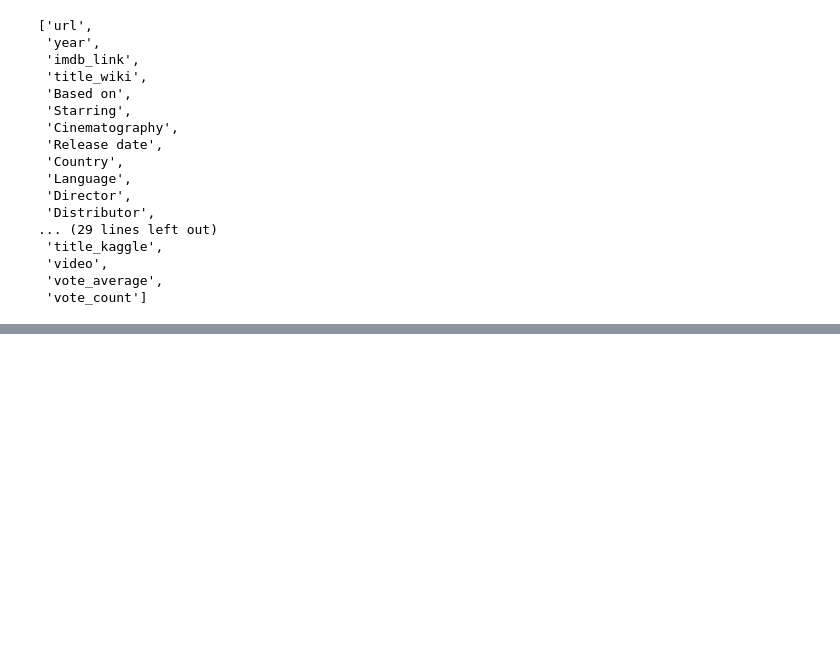
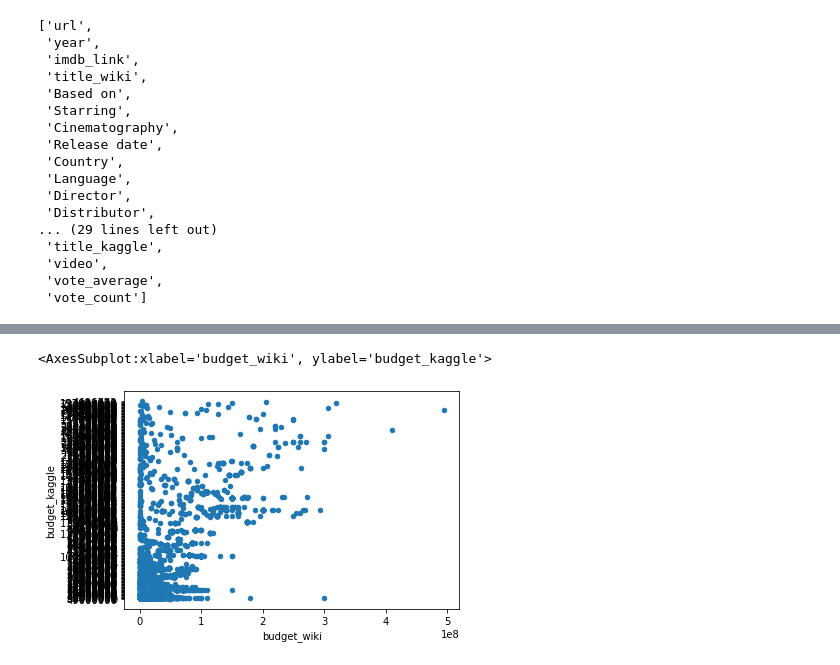
Before and after one commit to izzyd24/Movies-ETL, a Jupyter notebook: automated_pipeline.ipynb, the cells around one changed output, grey strips where cells are left out. Saved outputs shown, nothing was run; the diff lists cells and outputs as text; code cells hidden in the pictures; blank space fills up the shorter version.

```diff
--- a/automated_pipeline.ipynb
+++ b/automated_pipeline.ipynb
@@ -921,0 +898,10 @@ Name: title_kaggle, dtype: object
+# %%
+# fix budget_wiki vs budget_kaggle
+# check with scatter again
+movies_df.fillna(0).plot(x='budget_wiki',y='budget_kaggle', kind='scatter')
+
+# output shows more outliers in wiki than kaggle
+# fill in kaggle gaps with wiki data if possible
+# %% [output]
+<AxesSubplot:xlabel='budget_wiki', ylabel='budget_kaggle'>
+[figure, added]
```
Also changed, not shown: parts of 21 cells of this notebook.
